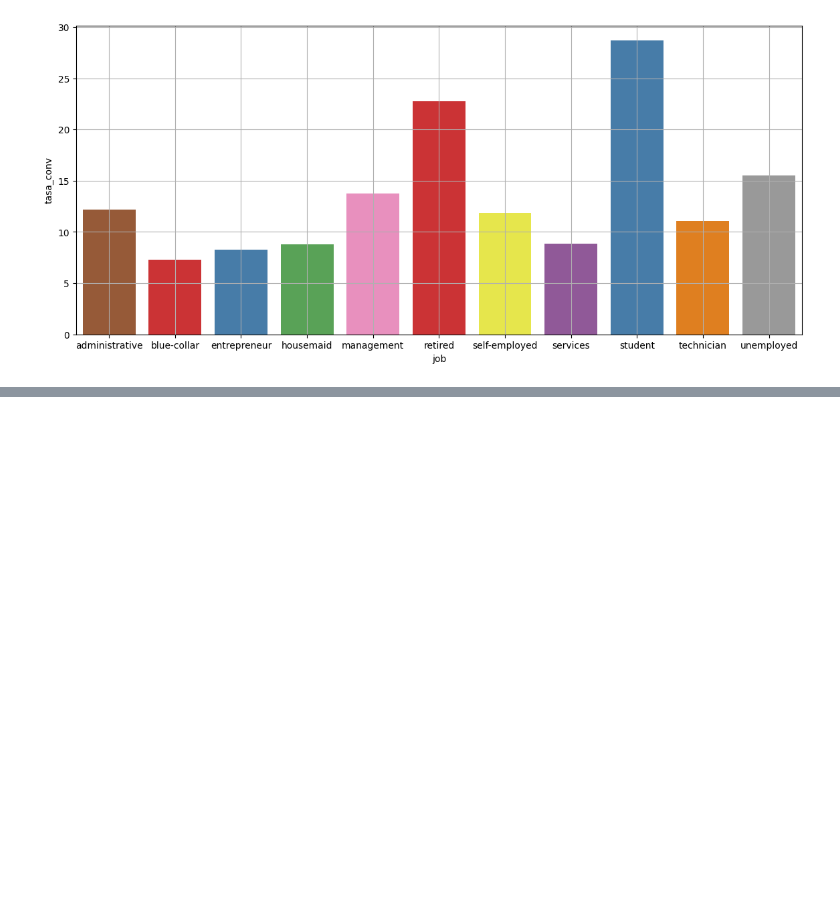
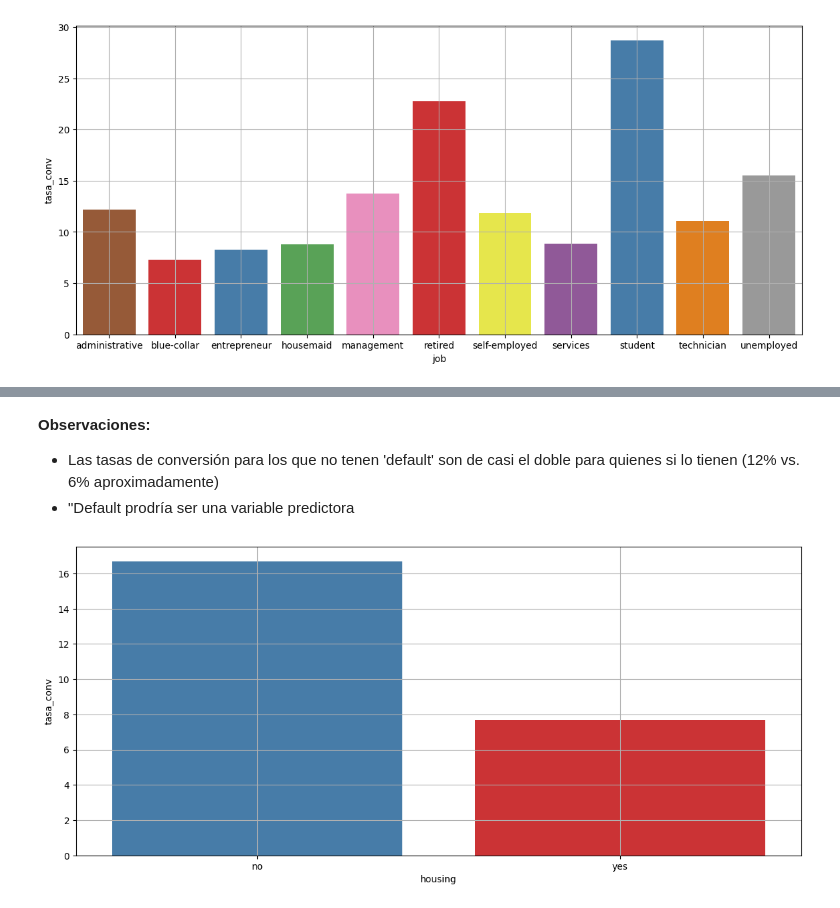
Before and after one commit to mizos0512/RPython, a Jupyter notebook: Mis_Proyectos/marketing_bank.ipynb, the cells around one changed output, grey strips where cells are left out. Cells and saved outputs as stored; diff of their text form; code cells hidden in the pictures; blank space fills up the shorter version.

```diff
--- a/Mis_Proyectos/marketing_bank.ipynb
+++ b/Mis_Proyectos/marketing_bank.ipynb
@@ -696,0 +726,9 @@ graficar_tasas_conversion('job','y_bin',type='bar')
+# %% [markdown]
+**Observaciones:**
+* Las tasas de conversión para los que no tenen 'default' son de casi el doble para quienes si lo tienen (12% vs. 6% aproximadamente)
+* "Default prodría ser una variable predictora
+# %%
+# housing
+graficar_tasas_conversion('housing','y_bin',type='bar')
+# %% [output]
+[figure, added]
```
Also changed, not shown: parts of 19 cells of this notebook.
